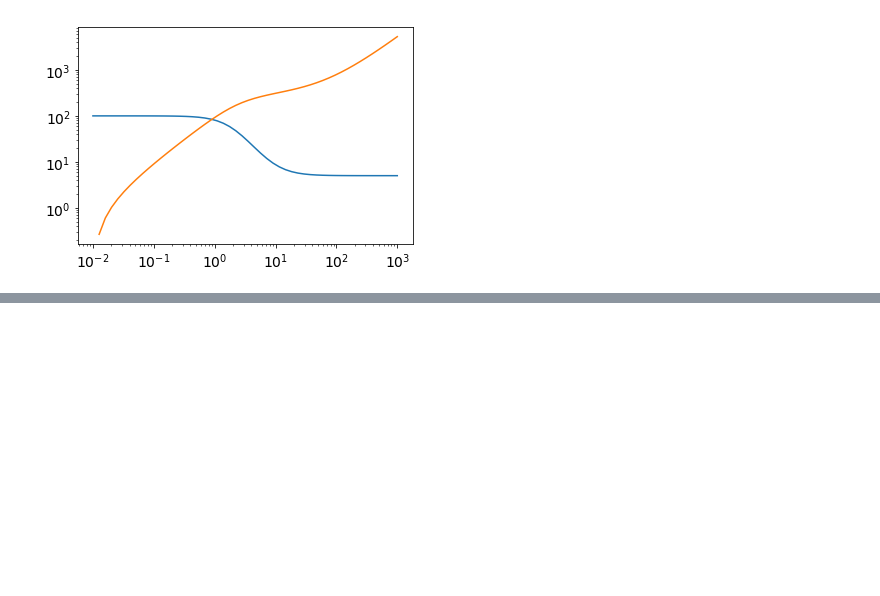
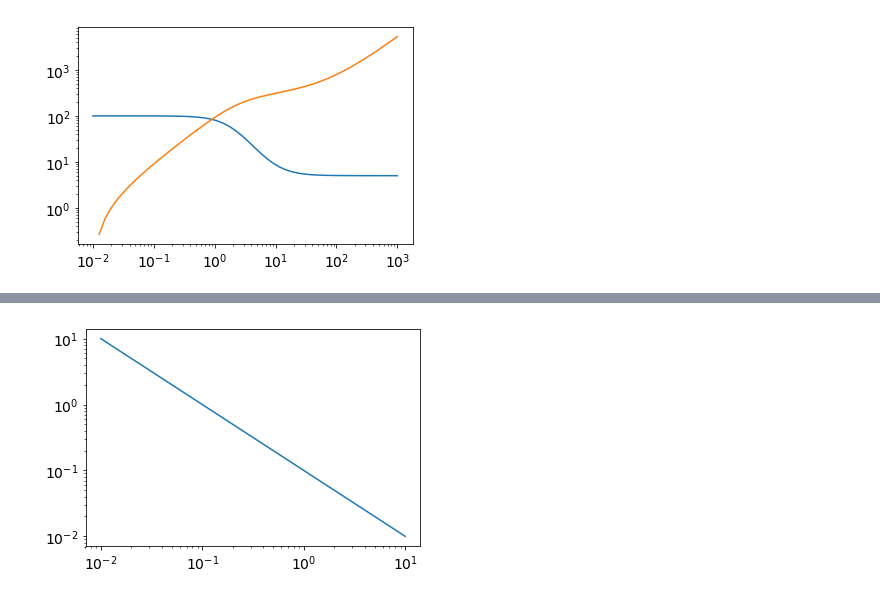
Before and after one commit to KarlClinckspoor/Tese, a Jupyter notebook: imagens/notebooks/Diagramas.ipynb, the cells around one changed output, grey strips where cells are left out. Cells and saved outputs as stored; diff of their text form; code cells hidden in the pictures; blank space fills up the shorter version.

```diff
--- a/imagens/notebooks/Diagramas.ipynb
+++ b/imagens/notebooks/Diagramas.ipynb
@@ -195,0 +255,32 @@ plt.yscale('log')
+# %%
+w = np.logspace(-2, 1, num=100) # Frequência, omega
+
+# Módulos platô
+
+G0_o   = 10 # Oldroyd
+G0_j   = 10 # Jeffreys
+G01_tm = 10 # Two Mode
+G02_tm = 15 # Two Mode
+G0     = 10 # Maxwell
+
+# Tempos de relaxação
+
+tr_o    = 10 # Oldroyd
+tr1_j   = 35 # Jeffreys  tr1_j > tr2_j, sempre!
+tr2_j   = 0.1  # Jeffreys
+tr1_t   = 1  # Two Mode
+tr2_t   = 5  # Two Mode
+tr      = 10 # Maxwell
+
+# Outros
+
+eta_inf = 2 # Oldroyd
+
+y1_maxwell = maxwell_elast(w, G0, tr)
+y2_maxwell = maxwell_visc(w, G0, tr)
+y1_oldroyd = oldroydB_elast(w, G0_o, tr_o)
+y2_oldroyd = oldroydB_visc(w, G0_o, tr_o, eta_inf)
+y1_jeffreys = jeffreys_elast(w, G0_j, tr1_j, tr2_j)
+y2_jeffreys = jeffreys_visc(w, G0_j, tr1_j, tr2_j)
+y1_twomode = two_mode_elast(w, G01_tm, G02_tm, tr1_t, tr2_t)
+y2_twomode = two_mode_visc(w, G01_tm, G02_tm, tr1_t, tr2_t)
@@ -195,0 +329,6 @@ plt.yscale('log')
+# %%
+plt.plot(w, y2_maxwell/y1_maxwell)
+plt.xscale('log')
+plt.yscale('log')
+# %% [output]
+[figure, added]
```
Also changed, not shown: parts of 11 cells of this notebook, 13 other files.
